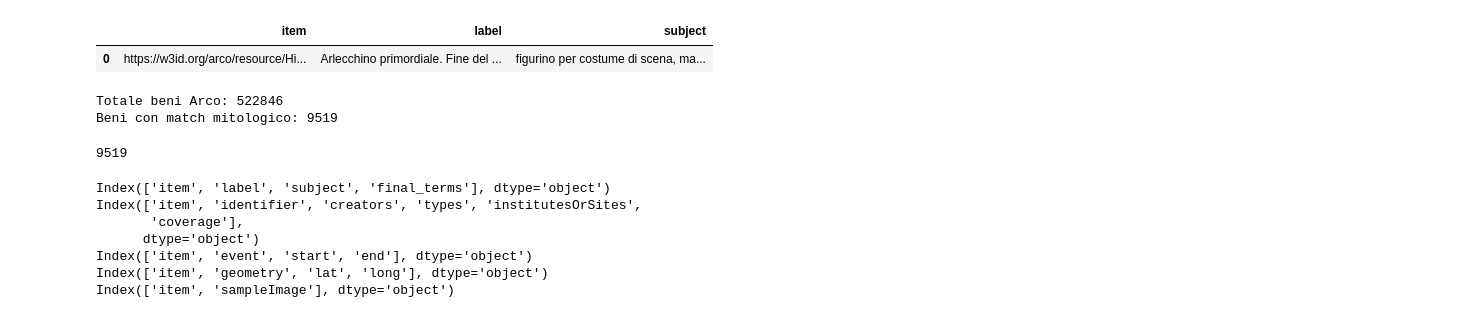
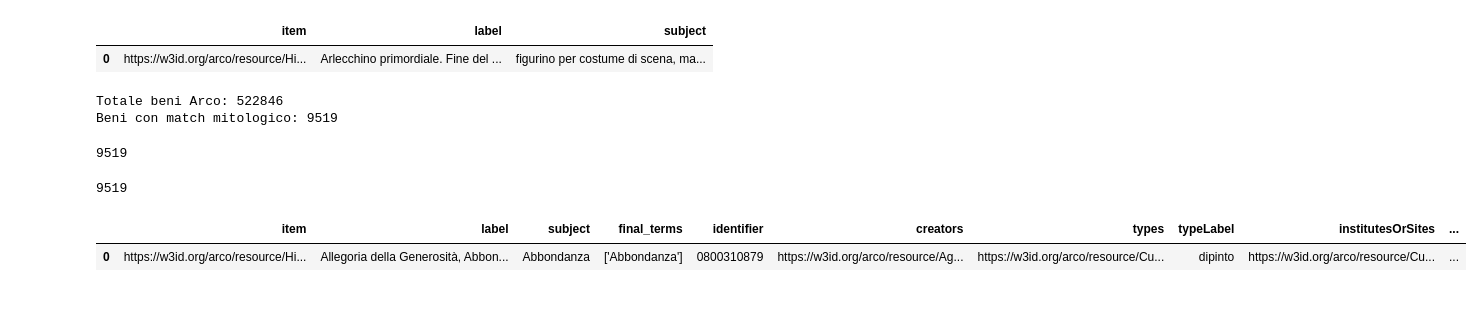
Before and after one commit to Info-Viz/DataNymphs, a Jupyter notebook: opere_mitologiche_ArCo.ipynb, the cells around one changed output. Drawn from its saved outputs; the diff is of its cells as text; code cells hidden in the pictures.

Commit message:
aggiunto label al csv enriched

```diff
--- a/opere_mitologiche_ArCo.ipynb
+++ b/opere_mitologiche_ArCo.ipynb
@@ -449,21 +481,6 @@ df_date = run_batched_query(items, query_date,batch_size=50)
 df_location = run_batched_query(items, query_location, batch_size=50)
 # %%
 df_img = run_batched_query(items, query_img, batch_size=50)
-# %%
-print(df_base.columns)
-
-print(df_ict.columns)
-print(df_date.columns)
-print(df_location.columns)
-print(df_img.columns)
-# %% [output]
-Index(['item', 'label', 'subject', 'final_terms'], dtype='object')
-Index(['item', 'identifier', 'creators', 'types', 'institutesOrSites',
-       'coverage'],
-      dtype='object')
-Index(['item', 'event', 'start', 'end'], dtype='object')
-Index(['item', 'geometry', 'lat', 'long'], dtype='object')
-Index(['item', 'sampleImage'], dtype='object')
 # %%
 #creo un df unico
 df_enriched = df_base \
@@ -473,3 +490,14 @@ df_enriched = df_base \
     .merge(df_img, on="item", how="left")
 # %%
 df_enriched.to_csv("arco_myth_enriched.csv", index=False)
+print(len(df_enriched))
+# %% [output]
+9519
+# %%
+#VISUALIZZIAMO IL DF ENRICHED
+
+df =pd.read_csv("arco_myth_enriched.csv")
+df.head(1)
+# %% [output]
+|  | item | label | subject | final_terms | identifier | creators | types | typeLabel | institutesOrSites | ... |
+| 0 | https://w3id.org/arco/resource/Hi... | Allegoria della Generosità, Abbon... | Abbondanza | ['Abbondanza'] | 0800310879 | https://w3id.org/arco/resource/Ag... | https://w3id.org/arco/resource/Cu... | dipinto | https://w3id.org/arco/resource/Cu... | ... |
```
Also changed, not shown: parts of 4 cells of this notebook, 3 other files.
